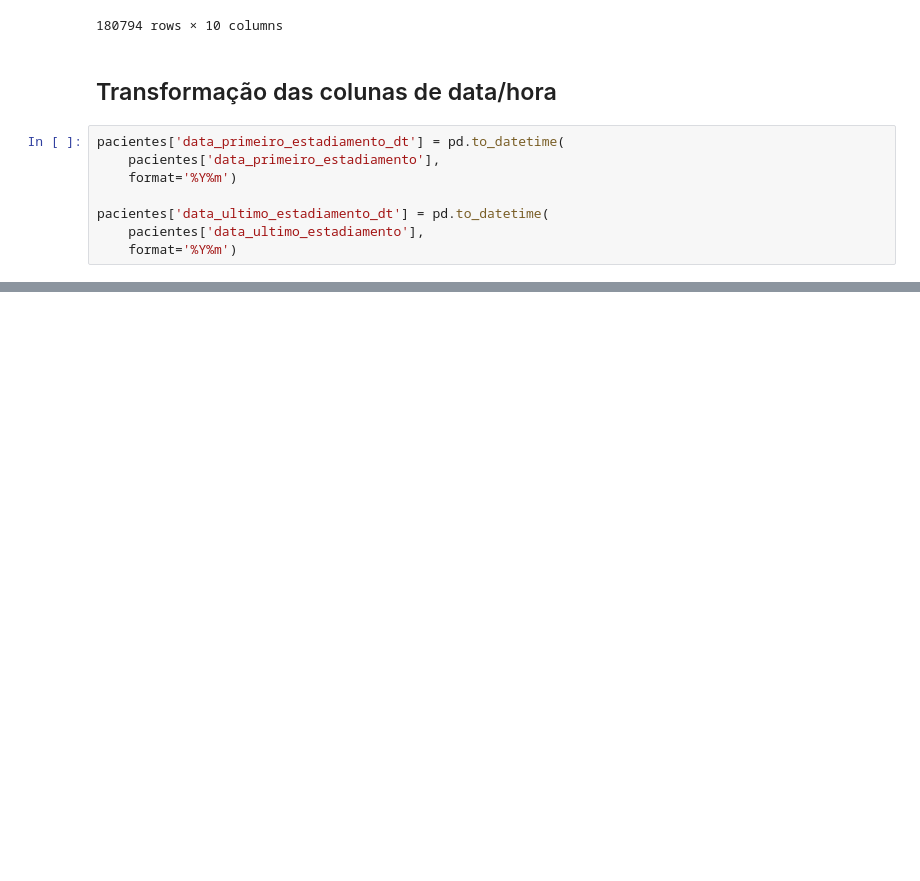
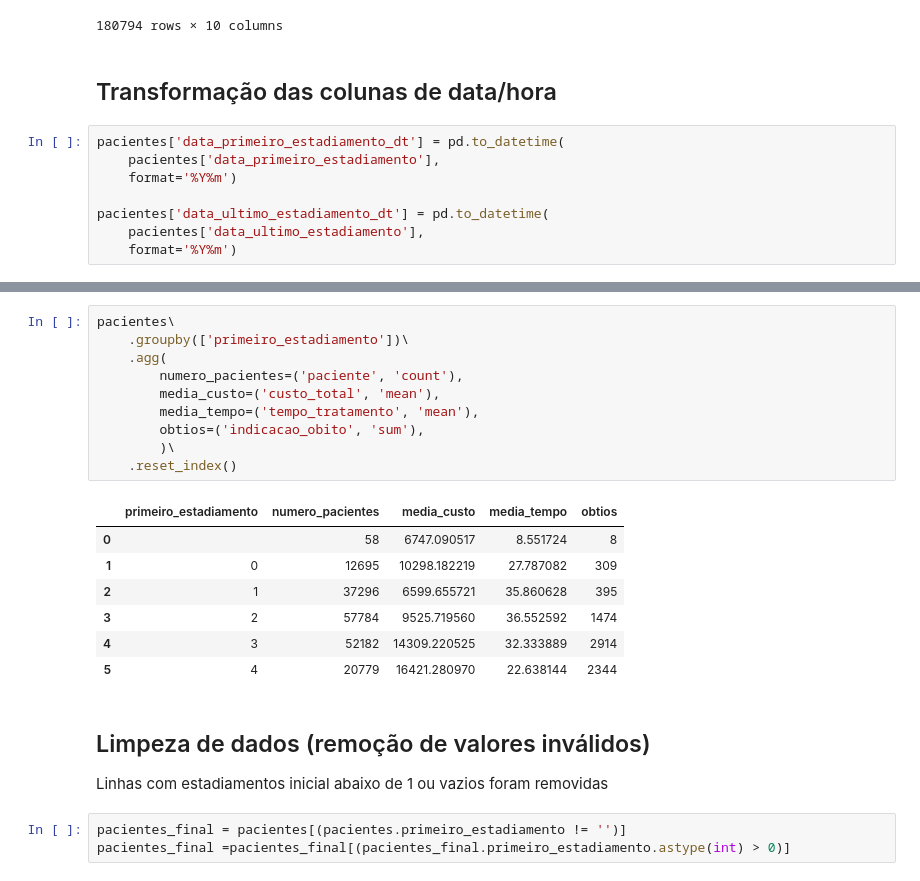
Before and after one commit to heber-augusto/sus-kpis-analysis, a Jupyter notebook: sia/analise_exploratoria_pacientes.ipynb, the cells around one changed output, grey strips where cells are left out. Cells and saved outputs as stored; diff of their text form; blank space fills up the shorter version.

```diff
--- a/sia/analise_exploratoria_pacientes.ipynb
+++ b/sia/analise_exploratoria_pacientes.ipynb
@@ -75,0 +102,24 @@ pacientes['data_ultimo_estadiamento_dt'] = pd.to_datetime(
+# %%
+pacientes\
+    .groupby(['primeiro_estadiamento'])\
+    .agg(
+        numero_pacientes=('paciente', 'count'),
+        media_custo=('custo_total', 'mean'),
+        media_tempo=('tempo_tratamento', 'mean'),
+        obtios=('indicacao_obito', 'sum'),
+        )\
+    .reset_index()
+# %% [output]
+|  | primeiro_estadiamento | numero_pacientes | media_custo | media_tempo | obtios |
+| 0 |  | 58 | 6747.090517 | 8.551724 | 8 |
+| 1 | 0 | 12695 | 10298.182219 | 27.787082 | 309 |
+| 2 | 1 | 37296 | 6599.655721 | 35.860628 | 395 |
+| 3 | 2 | 57784 | 9525.719560 | 36.552592 | 1474 |
+| 4 | 3 | 52182 | 14309.220525 | 32.333889 | 2914 |
+| 5 | 4 | 20779 | 16421.280970 | 22.638144 | 2344 |
+# %% [markdown]
+## Limpeza de dados (remoção de valores inválidos)
+Linhas com estadiamentos inicial abaixo de 1 ou vazios foram removidas
+# %%
+pacientes_final = pacientes[(pacientes.primeiro_estadiamento != '')]
+pacientes_final =pacientes_final[(pacientes_final.primeiro_estadiamento.astype(int) > 0)]
```
Also changed, not shown: parts of 14 cells of this notebook.
